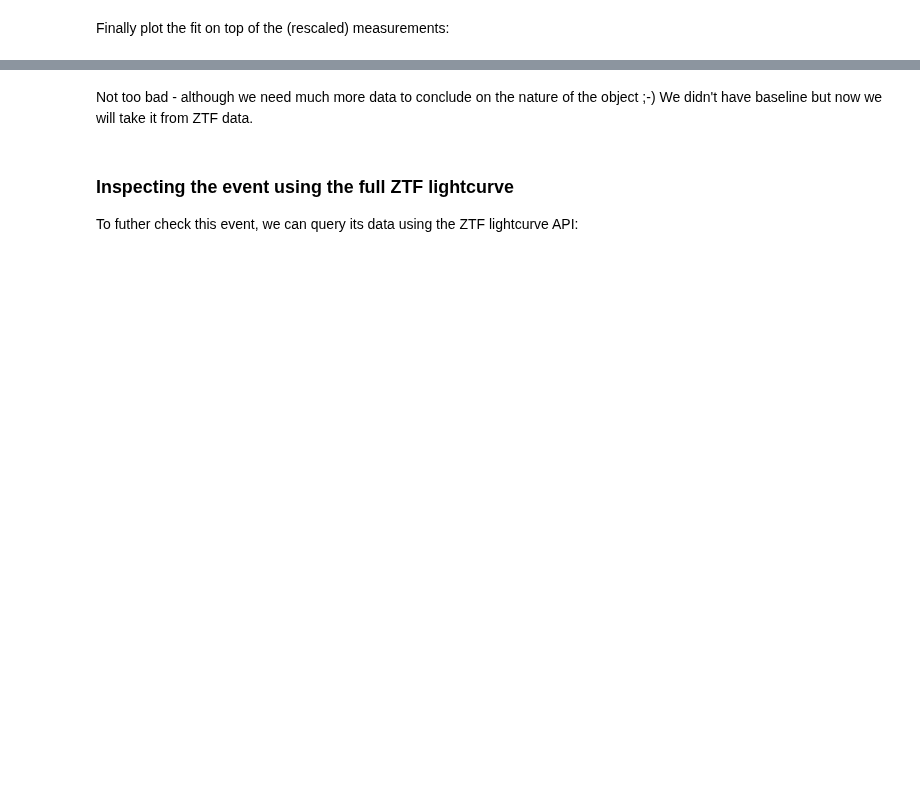
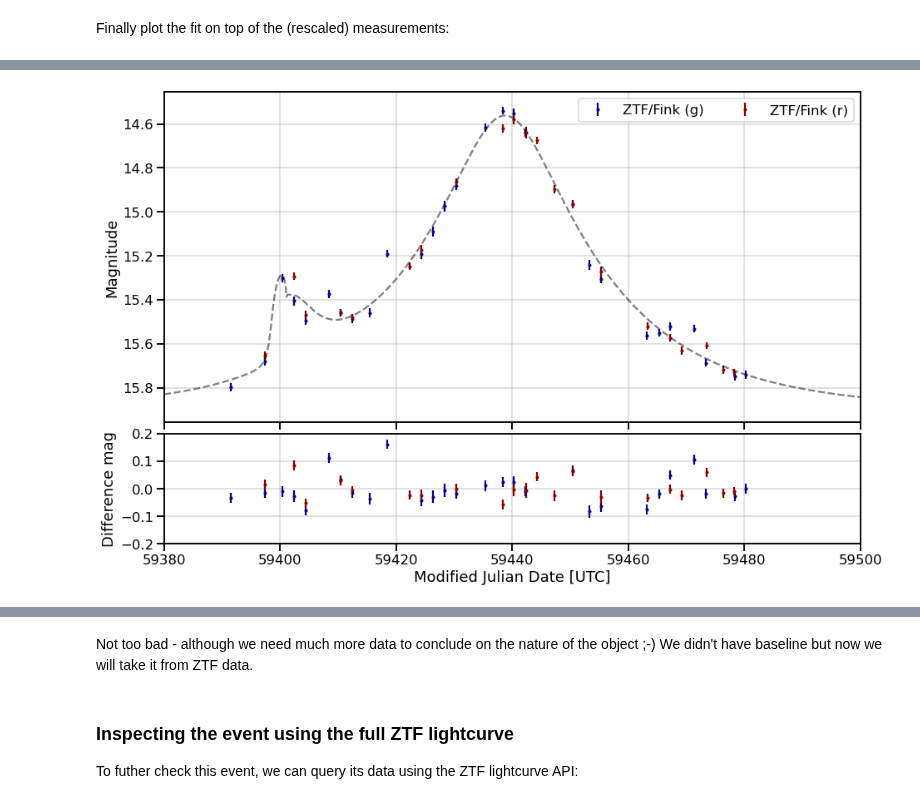
Before and after one commit to astrolabsoftware/fink-tutorials, a Jupyter notebook: galactic/ZTF18abktckv.ipynb, the cells around one changed output, grey strips where cells are left out. Drawn from its saved outputs; the diff is of its cells as text; code cells hidden in the pictures; blank space fills up the shorter version.

```diff
--- a/galactic/ZTF18abktckv.ipynb
+++ b/galactic/ZTF18abktckv.ipynb
@@ -269,14 +282,27 @@ for fid in np.unique(pdf['i:fid'].values):
 
 # USBL model
 mulens_model = microlmodels.create_model('USBL', current_event)
+mulens_model.parameters_guess = [2459438.8042624635, 0.28967950357242556, 28.54840874346009, 0.04989598439800191, 0.272393673849404, -2.8730822458911205, 0.23513925488422255-np.pi]
+current_event.fit(mulens_model, 'TRF')
 
-# USBL is a 7 parameters model
-mulens_model.parameters_guess = [
-    2459438.8042624635, 0.28967950357242556,
-    28.54840874346009, 0.04989598439800191,
-    0.272393673849404, -2.8730822458911205,
-    0.23513925488422255-np.pi
-]
+# 7 parameters model
+dof = len(pdf) - 7 - 1
 
-# Let's use the TRF method
-current_event.fit(mulens_model, 'TRF')
+results = current_event.fits[0]
+
+normalised_lightcurves = microltoolbox.align_the_data_to_the_reference_telescope(results, 0, results.fit_results)
+
+# Model
+create_the_fake_telescopes(results, results.fit_results)
+
+telescope_ = results.event.fake_telescopes[0]
+
+flux_model = mulens_model.compute_the_microlensing_model(telescope_, results.model.compute_pyLIMA_parameters(results.fit_results))[0]
+
+time = telescope_.lightcurve_flux[:, 0]
+magnitude = microltoolbox.flux_to_magnitude(flux_model)
+
+# fitted parameters
+names = results.model.model_dictionnary
+params = results.fit_results
+err = np.diag(np.sqrt(results.fit_covariance))
@@ -305,10 +347,11 @@ plt.show()
 # %%
 fig = plt.figure(figsize=(15, 10))
 
-gs = GridSpec(2, 1, height_ratios=[3, 1], hspace=0.05)
+gs = plt.GridSpec(2, 1, height_ratios=[3, 1], hspace=0.05)
 ax1 = fig.add_subplot(gs[0])
 ax2 = fig.add_subplot(gs[1], sharex=ax1)
 
+# names_telescopes = ['ZTF (g)', 'ZTF (r)', 'ZTF (i)', 'GAIA']
 name_telescopes = ['ZTF/Fink (g)', 'ZTF/Fink (r)']
 
 for ax in [ax1]:
@@ -328,34 +371,34 @@ for ax in [ax1]:
                 *get_model(current_event),
                 color='black', ls='--', alpha=0.5
             )
 plt.setp(ax1.get_xticklabels(), visible=False)
 ax1.set_ylabel('Magnitude');
 ax1.invert_yaxis()
 ax1.legend(ncol=2)
 ax1.grid(alpha=0.5)
-
-axins.set_xlim(59350, 59550)
-axins.invert_yaxis()
+ax1.set_xlim(59380, 59500)
 
 t_model, mag_model = get_model(current_event)
 for index, name in enumerate(name_telescopes):
     mag_inter = np.interp(
         [t - 2400000.5 for t in normalised_lightcurves[index][:, 0]],
         t_model,
         mag_model
     )
     ax2.errorbar(
         [t - 2400000.5 for t in normalised_lightcurves[index][:, 0]],
         mag_inter - normalised_lightcurves[index][:, 1],
         normalised_lightcurves[index][:, 2],
         ls='',
         marker='o',
         markersize=3,
         label=name
     )
 
 ax2.grid(alpha=0.5)
 ax2.set_xlabel('Modified Julian Date [UTC]');
 ax2.set_ylim(-0.2, 0.2)
 ax2.set_ylabel('Difference mag');
+# %% [output]
+[figure, added]
 # %%
```
Also changed, not shown: parts of 26 cells of this notebook.
